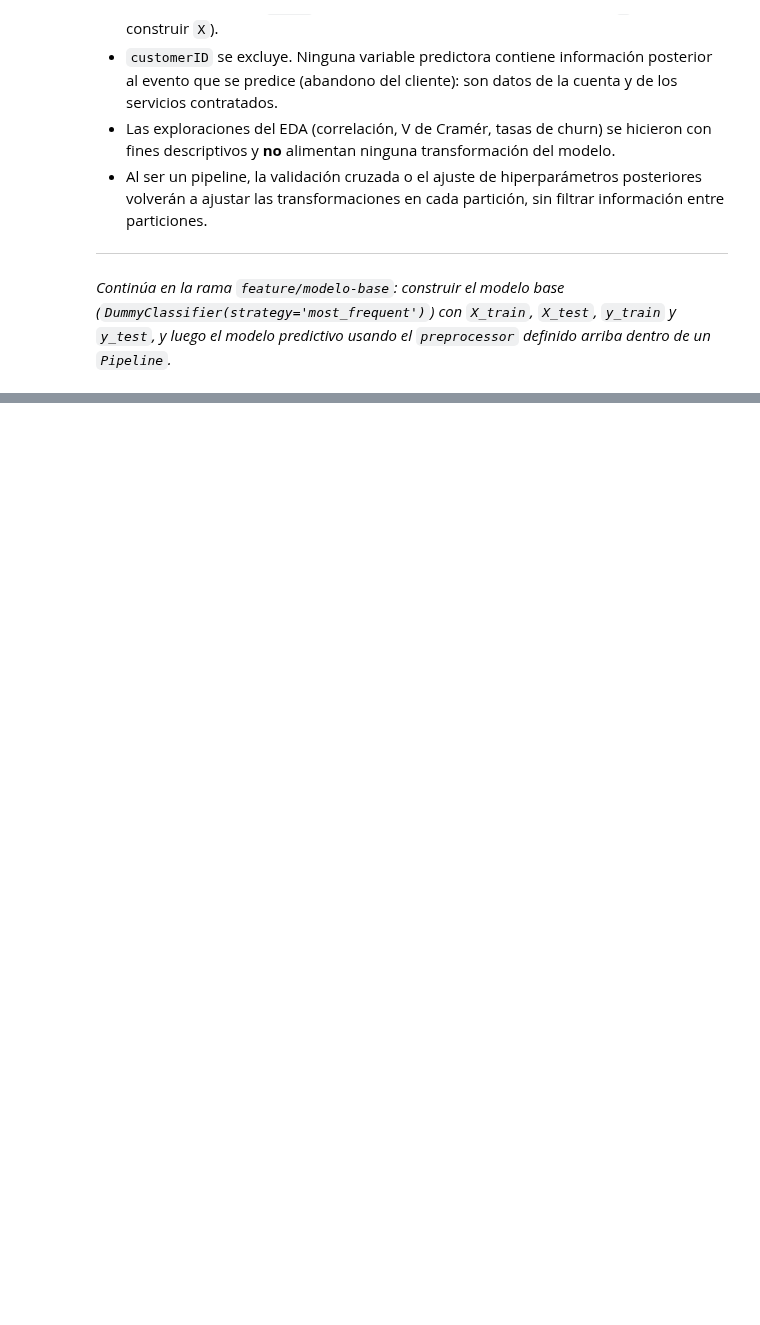
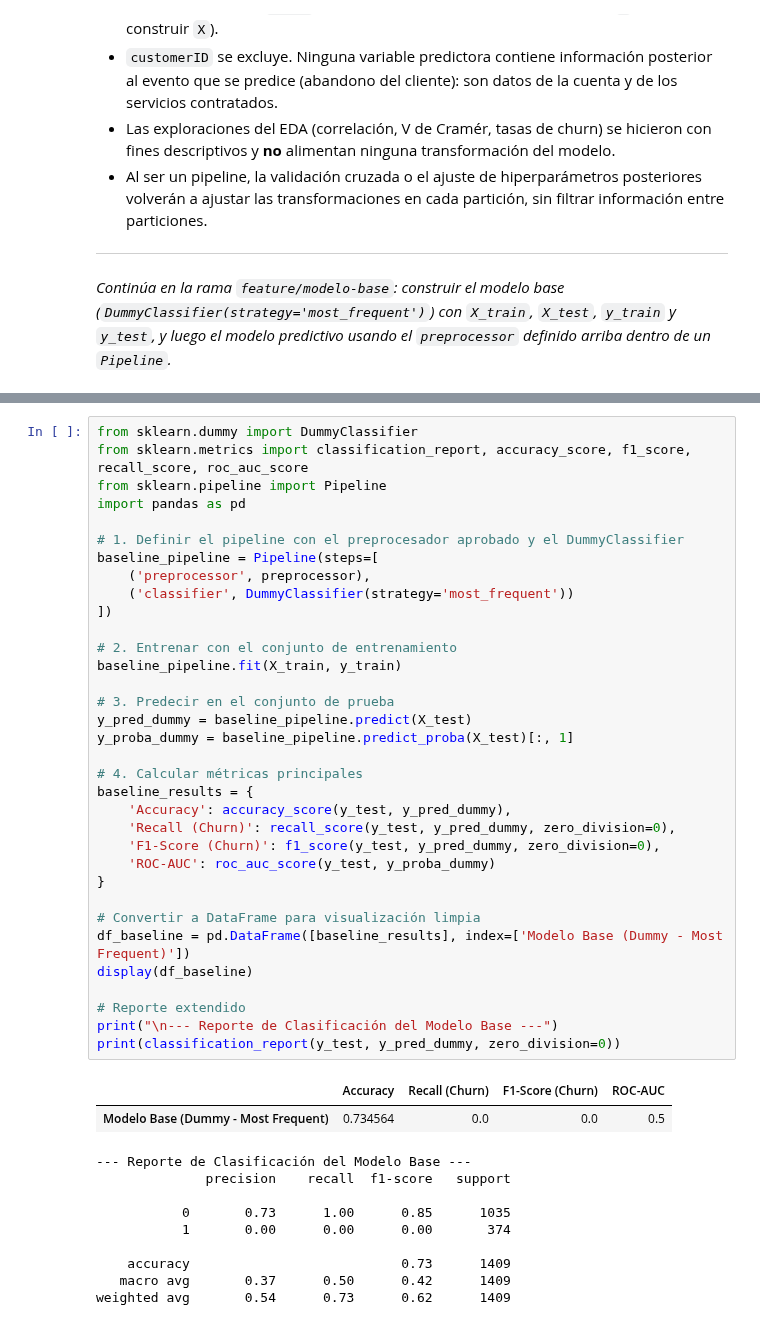
Before and after one commit to NorbeyR/telco-customer-churn-ml, a Jupyter notebook: fase-1/notebook.ipynb, the cells around one changed output, grey strips where cells are left out. Saved outputs shown, nothing was run; the diff lists cells and outputs as text; blank space fills up the shorter version.

```diff
--- a/fase-1/notebook.ipynb
+++ b/fase-1/notebook.ipynb
@@ -480,0 +472,46 @@ Medias aprendidas SOLO con entrenamiento (para escalar):
+# %%
+from sklearn.dummy import DummyClassifier
+from sklearn.metrics import classification_report, accuracy_score, f1_score, recall_score, roc_auc_score
+from sklearn.pipeline import Pipeline
+import pandas as pd
+
+# 1. Definir el pipeline con el preprocesador aprobado y el DummyClassifier
+baseline_pipeline = Pipeline(steps=[
+    ('preprocessor', preprocessor),
+    ('classifier', DummyClassifier(strategy='most_frequent'))
+])
+
+# 2. Entrenar con el conjunto de entrenamiento
+baseline_pipeline.fit(X_train, y_train)
+
+# 3. Predecir en el conjunto de prueba
+y_pred_dummy = baseline_pipeline.predict(X_test)
+y_proba_dummy = baseline_pipeline.predict_proba(X_test)[:, 1]
+
+# 4. Calcular métricas principales
+baseline_results = {
+    'Accuracy': accuracy_score(y_test, y_pred_dummy),
+    'Recall (Churn)': recall_score(y_test, y_pred_dummy, zero_division=0),
+    'F1-Score (Churn)': f1_score(y_test, y_pred_dummy, zero_division=0),
+    'ROC-AUC': roc_auc_score(y_test, y_proba_dummy)
+}
+
+# Convertir a DataFrame para visualización limpia
+df_baseline = pd.DataFrame([baseline_results], index=['Modelo Base (Dummy - Most Frequent)'])
+display(df_baseline)
+
+# Reporte extendido
+print("\n--- Reporte de Clasificación del Modelo Base ---")
+print(classification_report(y_test, y_pred_dummy, zero_division=0))
+# %% [output]
+|  | Accuracy | Recall (Churn) | F1-Score (Churn) | ROC-AUC |
+| Modelo Base (Dummy - Most Frequent) | 0.734564 | 0.0 | 0.0 | 0.5 |
+--- Reporte de Clasificación del Modelo Base ---
+              precision    recall  f1-score   support
+
+           0       0.73      1.00      0.85      1035
+           1       0.00      0.00      0.00       374
+
+    accuracy                           0.73      1409
+   macro avg       0.37      0.50      0.42      1409
+weighted avg       0.54      0.73      0.62      1409
```
Also changed, not shown: parts of 18 cells of this notebook, 1 other file.
